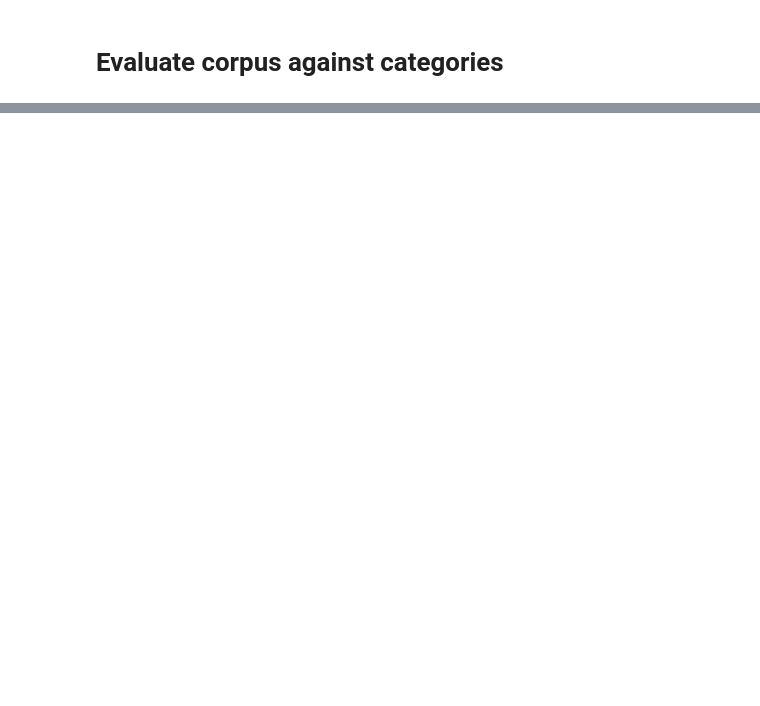
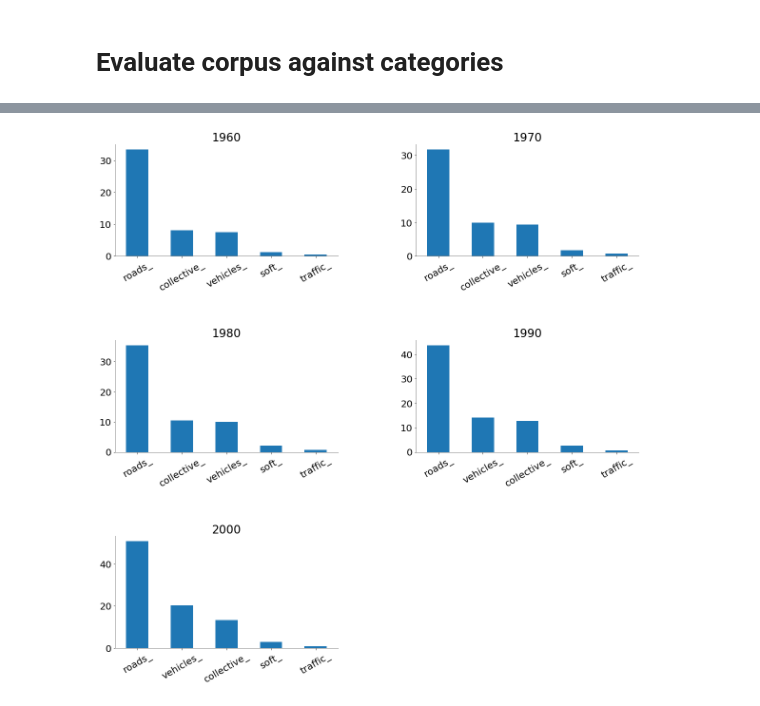
Before and after one commit to Yoonsen/Trawling, a Jupyter notebook: Analyse_bok_temafamiler.ipynb, the cells around one changed output, grey strips where cells are left out. Drawn from its saved outputs; the diff is of its cells as text; code cells hidden in the pictures; blank space fills up the shorter version.

```diff
--- a/Analyse_bok_temafamiler.ipynb
+++ b/Analyse_bok_temafamiler.ipynb
@@ -67,10 +67,11 @@ titlestmnt = lambda x: pd.DataFrame(x[['245-1-0-a', '245-1-0-b','100-1- -a']])
 Formen er en samling begreper med markører. De bør helst ikke noe til felles, for å lette tolkning av tellingen.
 # %%
 semantics = {
-    'vehicles_': "kjøretøy biler bil sykkel fly tog buss trikk kollektivtransport lastebiler".split(),
-    'roads_': "vei gate motorvei grusvei sti fortau".split(),
-    'traffic_': "trafikk rushtid".split(),
-    'occupants_': "fotgjengere gående".split(),
+    'vehicles_': "kjøretøy biler bil".split(),
+    'collective_': "fly tog buss trikk kollektivtransport lastebiler".split(),
+    'roads_': "vei gate motorvei grusvei fortau".split(),
+    'traffic_': "trafikk rushtid trafikk-kaos påsketrafikk".split(),
+    'soft_': "fotgjengere gående sykkel sykling".split(),
 }
 # %% [markdown]
 Fyll opp med bøyde former
@@ -109,2 +102,4 @@ print(len(korpus2), len(korpus1))
+# %%
+korpus = {yearstart: nb.book_corpus(ddk = '839%', limit = 10000, period = (yearstart, yearstart + 10)) for yearstart in range(1960, 2010, 10)}
 # %% [markdown]
 # Ta en titt på korpus
@@ -137,3 +126,5 @@ korpus2_eval = evaluate(enriched_semantics, korpus_2)
+# %%
+korpus_eval = {year: nb.wordbag_eval(enriched_semantics, list(korpus[year].urn)) for year in korpus}
 # %%
 def one(x):
 
@@ -185,3 +167,13 @@ plotfig(korpus2_eval.mean().sort_values(ascending=False).plot(kind='bar', rot=60
+# %%
+for i,y in enumerate(korpus_eval):
+    num = 321 + i
+    plt.subplot(num)
+    plotfig(korpus_eval[y].mean()[list(semantics.keys())].sort_values(ascending=False).plot(kind='bar', rot=30, figsize=(18,8), title=str(y)),
+       font_size = 20)
+plt.subplots_adjust(top=1.92, bottom=0.08, left=0.10, right=0.95, hspace=0.75,
+                    wspace=0.35)
+# %% [output]
+[figure, added]
 # %%
 def plot_together(A, B, aname = "A", bname = "B", rot = 60):
     df = pd.DataFrame()
```
Also changed, not shown: parts of 16 cells of this notebook.
